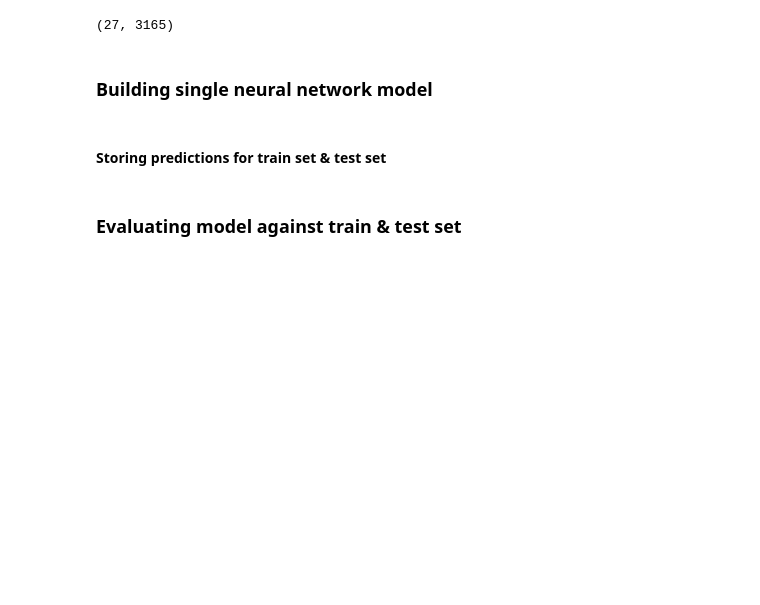
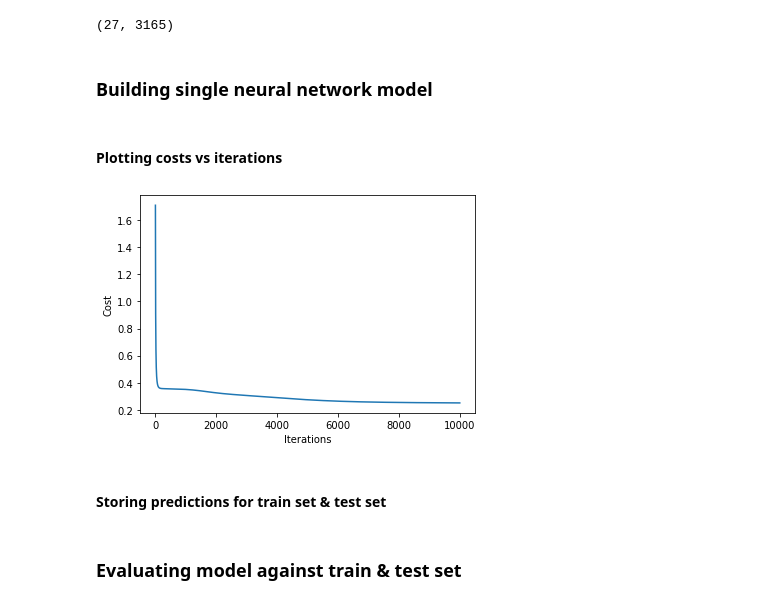
Before and after one commit to vaibhavyesalwad/Machine-Learning-from-scratch, a Jupyter notebook: Neural Network/Single Layer Neural Network/01_BankCustomerPrediction.ipynb, the cells around one changed output. Cells and saved outputs as stored; diff of their text form; code cells hidden in the pictures; blank space fills up the shorter version.

Commit message:
Added: displayed cost vs iterations

```diff
--- a/Neural Network/Single Layer Neural Network/01_BankCustomerPrediction.ipynb
+++ b/Neural Network/Single Layer Neural Network/01_BankCustomerPrediction.ipynb
@@ -268,6 +268,8 @@ b2 = np.random.rand(1)
 def single_layer_nn(x_values, y_values,W1, W2, b2):
     iterations = 10000
     alpha = 0.1
+
+    costs = []
 
     for _ in range(iterations):
         # creating array like multiple linear regression for first layer neurons
@@ -281,6 +283,11 @@ def single_layer_nn(x_values, y_values,W1, W2, b2):
 
         # applying sigmoid function to predict probability of default category
         A2 = sigmoid(Z2)
+
+        # calculating cost at each iteration
+        cost = (-(y_values * np.log(A2) + (1 - y_values) * np.log(1 - A2))).mean()
+
+        costs.append(cost)
 
         # defining derivatives for
         dZ2 = A2 - y_values                    #  derivative of the sigmoid function
@@ -298,9 +305,18 @@ def single_layer_nn(x_values, y_values,W1, W2, b2):
         W2 = W2 - alpha * dW2
         b2 = b2 - alpha * db2
 
-    return W1 ,W2, b2
+    return W1 ,W2, b2, costs
 # %%
-W1, W2, b2 = single_layer_nn(train_x_values, train_y_values, W1, W2, b2)
+W1, W2, b2, costs = single_layer_nn(train_x_values, train_y_values, W1, W2, b2)
+# %% [markdown]
+#### Plotting costs vs iterations
+# %%
+plt.plot(np.arange(10000), costs)
+plt.xlabel('Iterations')
+plt.ylabel('Cost')
+plt.show()
+# %% [output]
+[figure, added]
 # %%
 def predict(x_values):
     # creating array like multiple linear regression for first layer neurons
```
